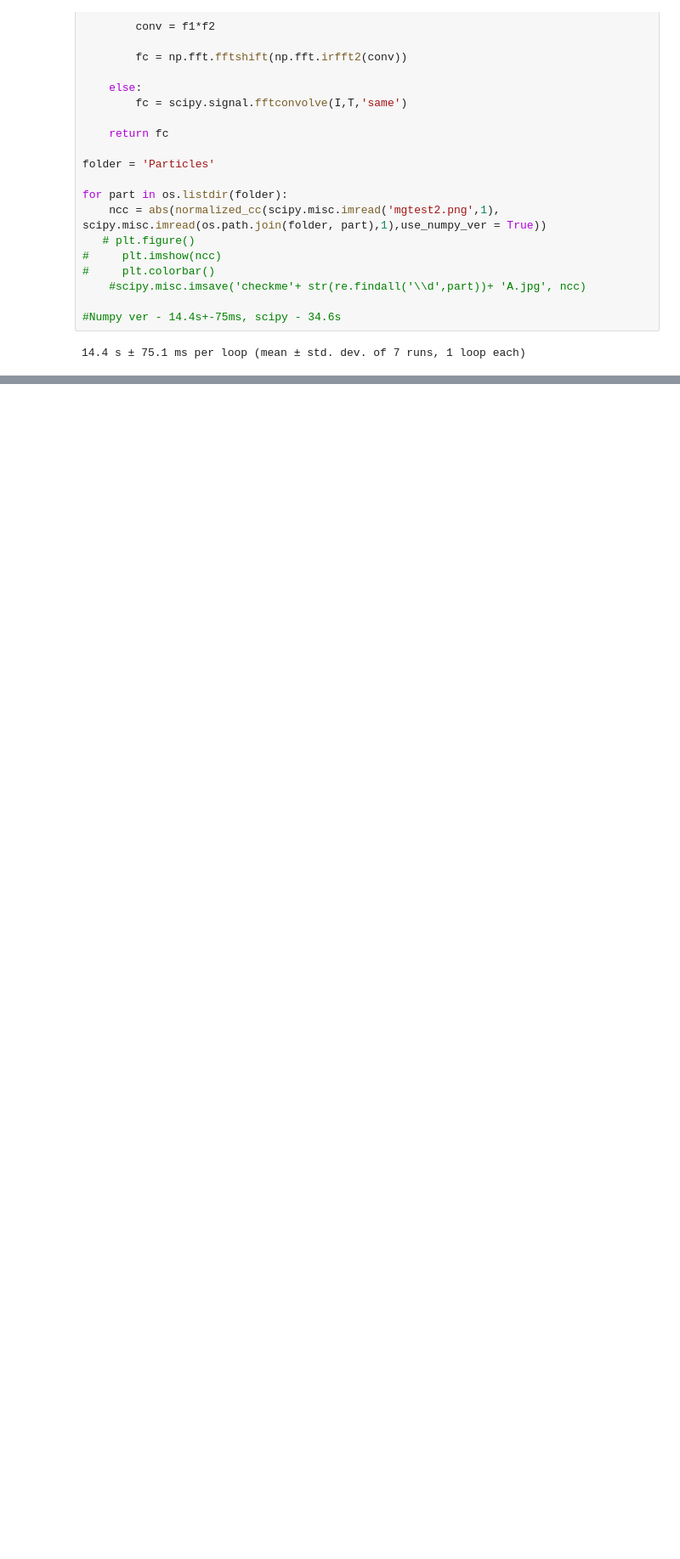
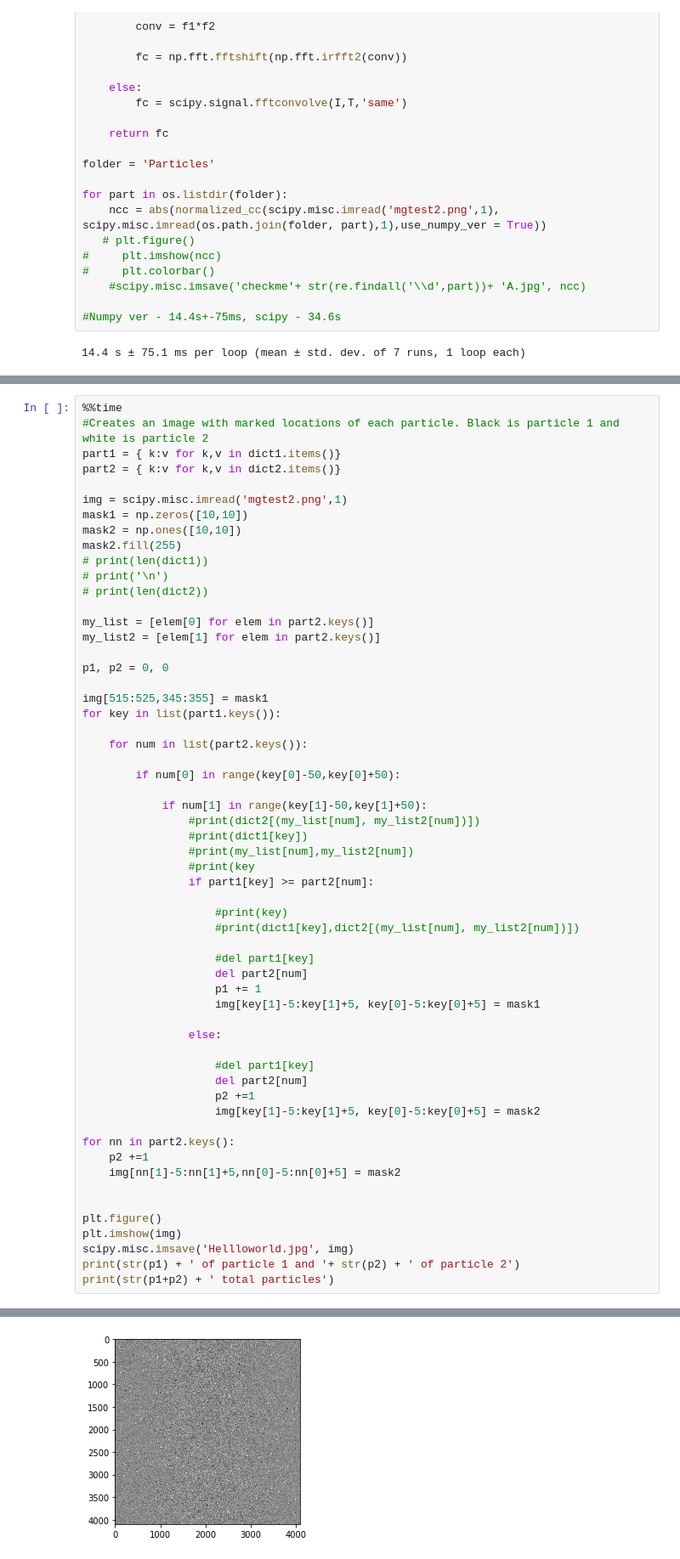
Before and after one commit to ngasner/cryo, a Jupyter notebook: Basic Implementation.ipynb, the cells around one changed output, grey strips where cells are left out. Shown: that part at 85% size. Cells and saved outputs as stored; diff of their text form; blank space fills up the shorter version.

```diff
--- a/Basic Implementation.ipynb
+++ b/Basic Implementation.ipynb
@@ -320,0 +563,59 @@ Wall time: 13.7 s
+# %%
+%%time
+#Creates an image with marked locations of each particle. Black is particle 1 and white is particle 2
+part1 = { k:v for k,v in dict1.items()}
+part2 = { k:v for k,v in dict2.items()}
+
+img = scipy.misc.imread('mgtest2.png',1)
+mask1 = np.zeros([10,10])
+mask2 = np.ones([10,10])
+mask2.fill(255)
+# print(len(dict1))
+# print('\n')
+# print(len(dict2))
+
+my_list = [elem[0] for elem in part2.keys()]
+my_list2 = [elem[1] for elem in part2.keys()]
+
+p1, p2 = 0, 0
+
+img[515:525,345:355] = mask1
+for key in list(part1.keys()):
+
+    for num in list(part2.keys()):
+
+        if num[0] in range(key[0]-50,key[0]+50):
+
+            if num[1] in range(key[1]-50,key[1]+50):
+                #print(dict2[(my_list[num], my_list2[num])])
+                #print(dict1[key])
+                #print(my_list[num],my_list2[num])
+                #print(key
+                if part1[key] >= part2[num]:
+
+                    #print(key)
+                    #print(dict1[key],dict2[(my_list[num], my_list2[num])])
+
+                    #del part1[key]
+                    del part2[num]
+                    p1 += 1
+                    img[key[1]-5:key[1]+5, key[0]-5:key[0]+5] = mask1
+
+                else:
+
+                    #del part1[key]
+                    del part2[num]
+                    p2 +=1
+                    img[key[1]-5:key[1]+5, key[0]-5:key[0]+5] = mask2
+
+for nn in part2.keys():
+    p2 +=1
+    img[nn[1]-5:nn[1]+5,nn[0]-5:nn[0]+5] = mask2
+
+
+plt.figure()
+plt.imshow(img)
+scipy.misc.imsave('Hellloworld.jpg', img)
+print(str(p1) + ' of particle 1 and '+ str(p2) + ' of particle 2')
+print(str(p1+p2) + ' total particles')
+# %% [output]
@@ -320,0 +625 @@ Wall time: 13.7 s
+[figure, added]
```
Also changed, not shown: parts of 16 cells of this notebook.
